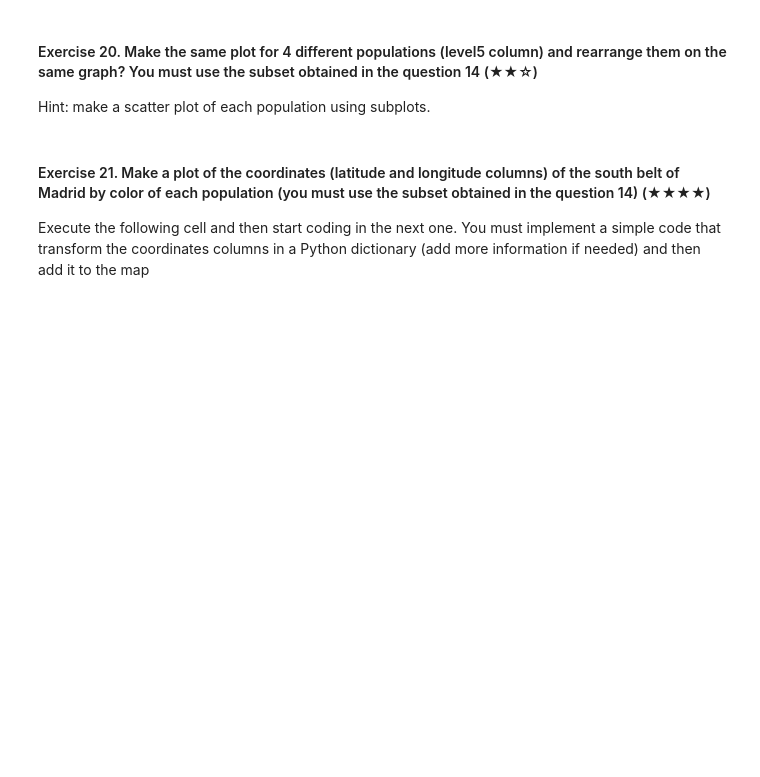
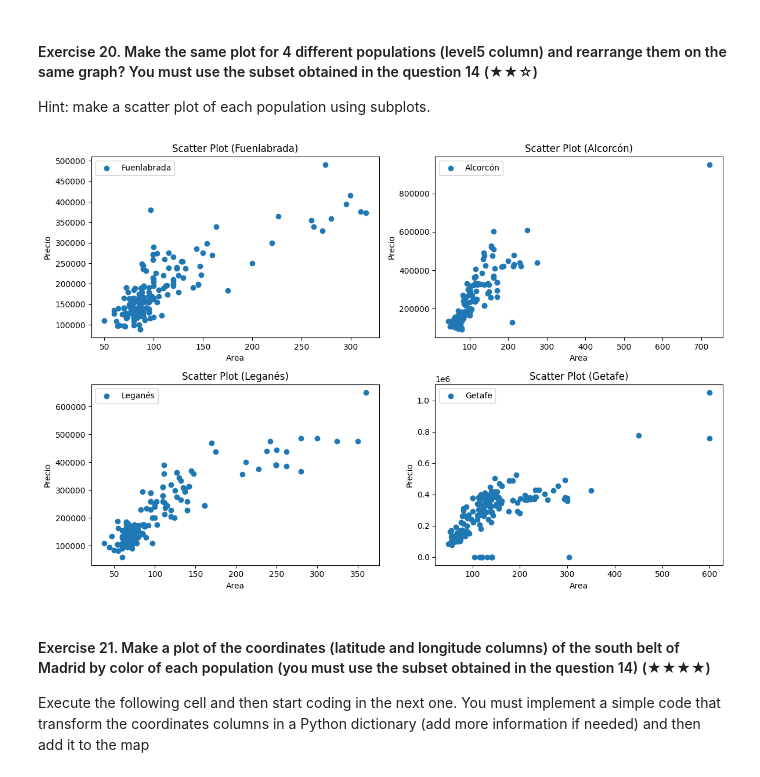
Before and after one commit to 4GeeksAcademy/luiscmilano-realestate-datacleanup-exercise, a Jupyter notebook: project.ipynb, the cells around one changed output. Saved outputs shown, nothing was run; the diff lists cells and outputs as text; code cells hidden in the pictures; blank space fills up the shorter version.

```diff
--- a/project.ipynb
+++ b/project.ipynb
@@ -445,0 +486,15 @@ Hint: Create a new column called `pps` (price per square) and then analyse the v
+# %%
+# Calculate price per square meter (pps)
+south_belt_ds['pps'] = south_belt_ds['price'] / south_belt_ds['surface']
+
+# Calculate average pps for Getafe and Alcorcón
+pps_getafe = south_belt_ds[south_belt_ds['level5'] == 'Getafe']['pps'].mean()
+pps_alcorcon = south_belt_ds[south_belt_ds['level5'] == 'Alcorcón']['pps'].mean()
+
+# Compare the values
+if pps_getafe > pps_alcorcon:
+    comparison = "higher"
+else:
+    comparison = "lower"
+
+f"**The average price per square meter (pps) in Getafe is {pps_getafe:.2f}, which is {comparison} than in Alcorcón ({pps_alcorcon:.2f}).**"
@@ -451,3 +511,20 @@ Hint: make a scatter plot of each population using subplots.
+# %%
+# Create subplots for the 4 populations
+fig, axes = plt.subplots(nrows=2, ncols=2, figsize=(12, 8))
+
+# Scatter plot for each population
+for i, population in enumerate(south_belt_ds['level5'].unique()):
+    data = south_belt_ds[south_belt_ds['level5'] == population]
+    axes.flat[i].scatter(data['surface'], data['price'], label=population)
+    axes.flat[i].set_title(f'Scatter Plot ({population})')
+    axes.flat[i].set_xlabel('Area')
+    axes.flat[i].set_ylabel('Precio')
+    axes.flat[i].legend()
+
+plt.tight_layout()
+plt.show()
+# %% [output]
+[figure, added]
 # %% [markdown]
 #### Exercise 21. Make a plot of the coordinates (latitude and longitude columns) of the south belt of Madrid by color of each population (you must use the subset obtained in the question 14) (★★★★)
 
```
Also changed, not shown: parts of 11 cells of this notebook.
